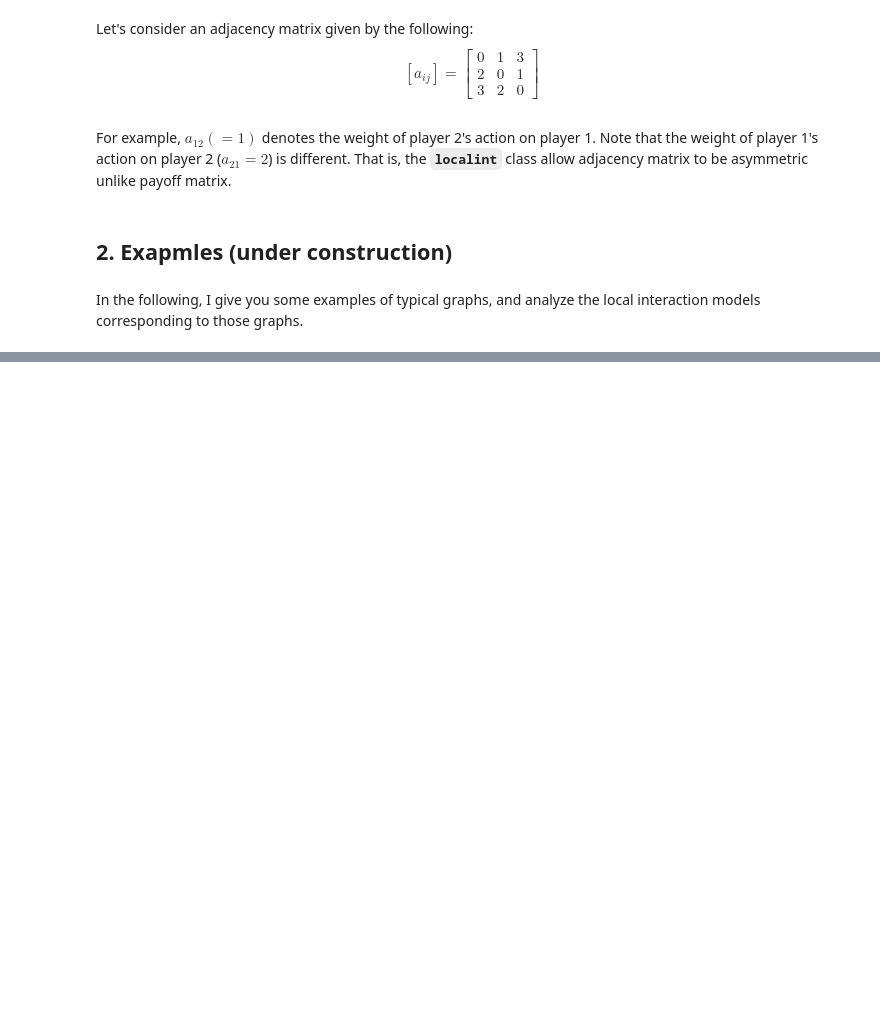
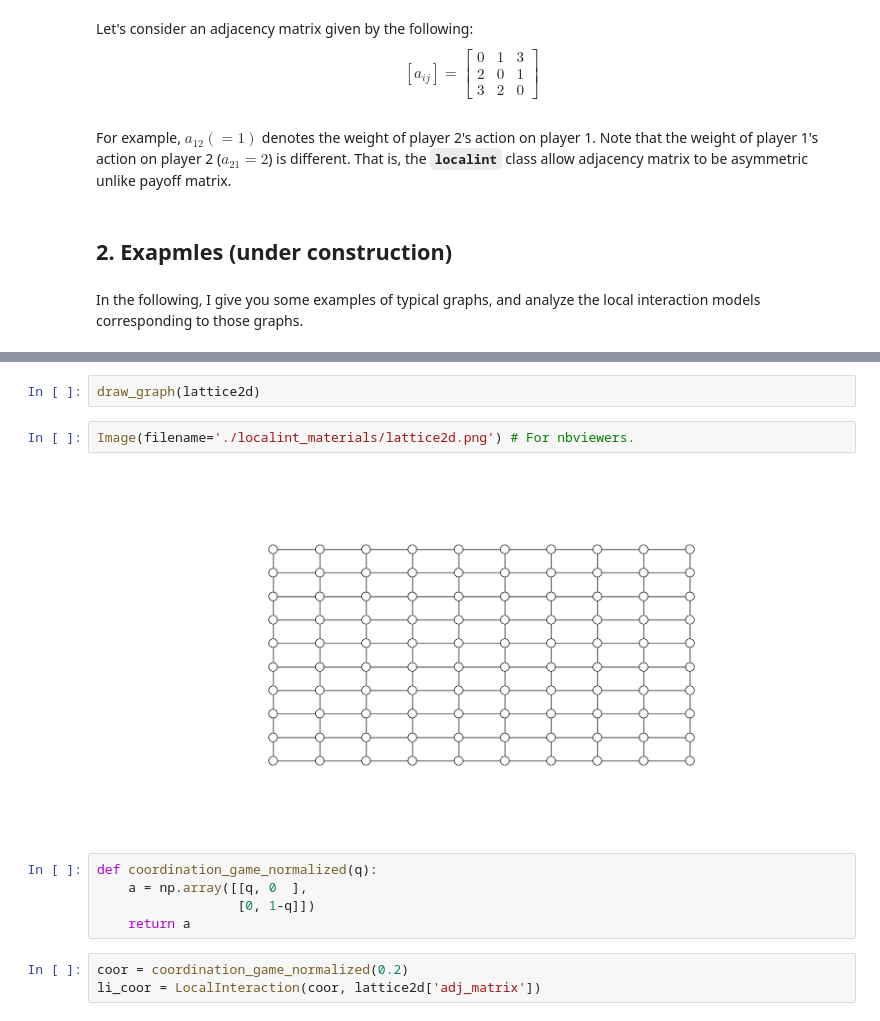
Before and after one commit to oyamad/game_theory_models, a Jupyter notebook: localint_note.ipynb, the cells around one changed output, grey strips where cells are left out. Cells and saved outputs as stored; diff of their text form; blank space fills up the shorter version.

```diff
--- a/localint_note.ipynb
+++ b/localint_note.ipynb
@@ -236,0 +200,14 @@ array([[0, 1, 0, 0, 0, 0, 1, 0],
+# %%
+draw_graph(lattice2d)
+# %%
+Image(filename='./localint_materials/lattice2d.png') # For nbviewers.
+# %% [output]
+[figure, added]
+# %%
+def coordination_game_normalized(q):
+    a = np.array([[q, 0  ],
+                  [0, 1-q]])
+    return a
+# %%
+coor = coordination_game_normalized(0.2)
+li_coor = LocalInteraction(coor, lattice2d['adj_matrix'])
```
Also changed, not shown: parts of 56 cells of this notebook.
